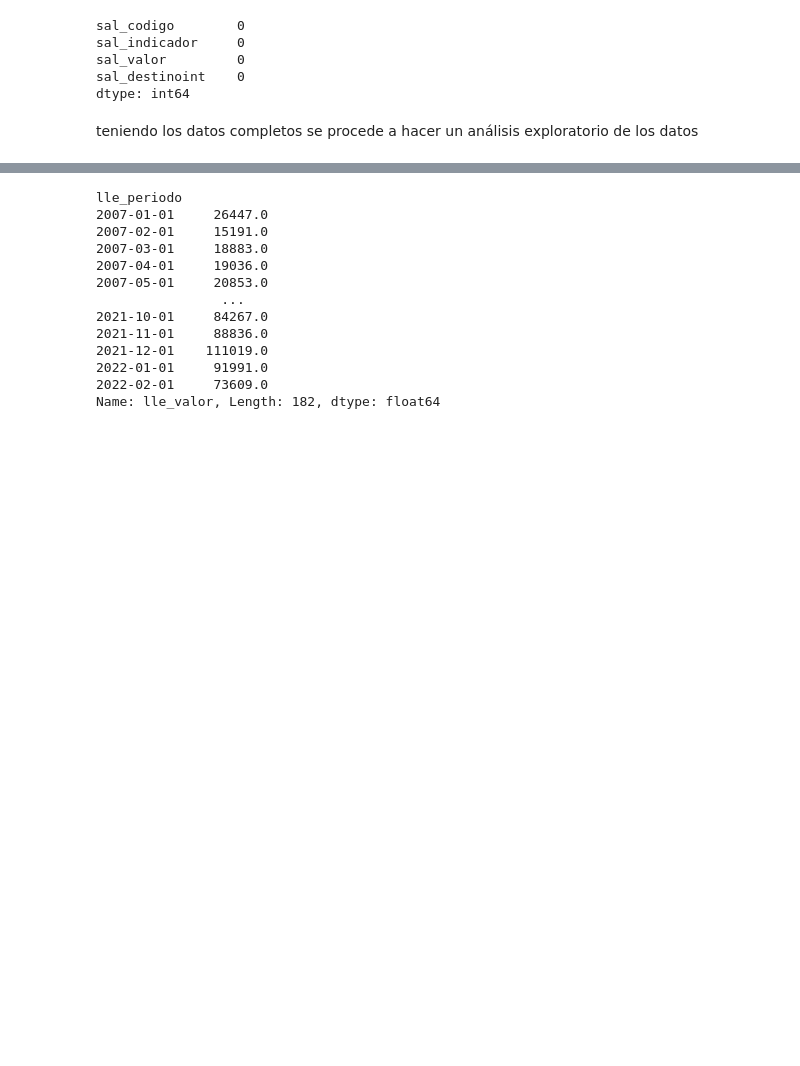
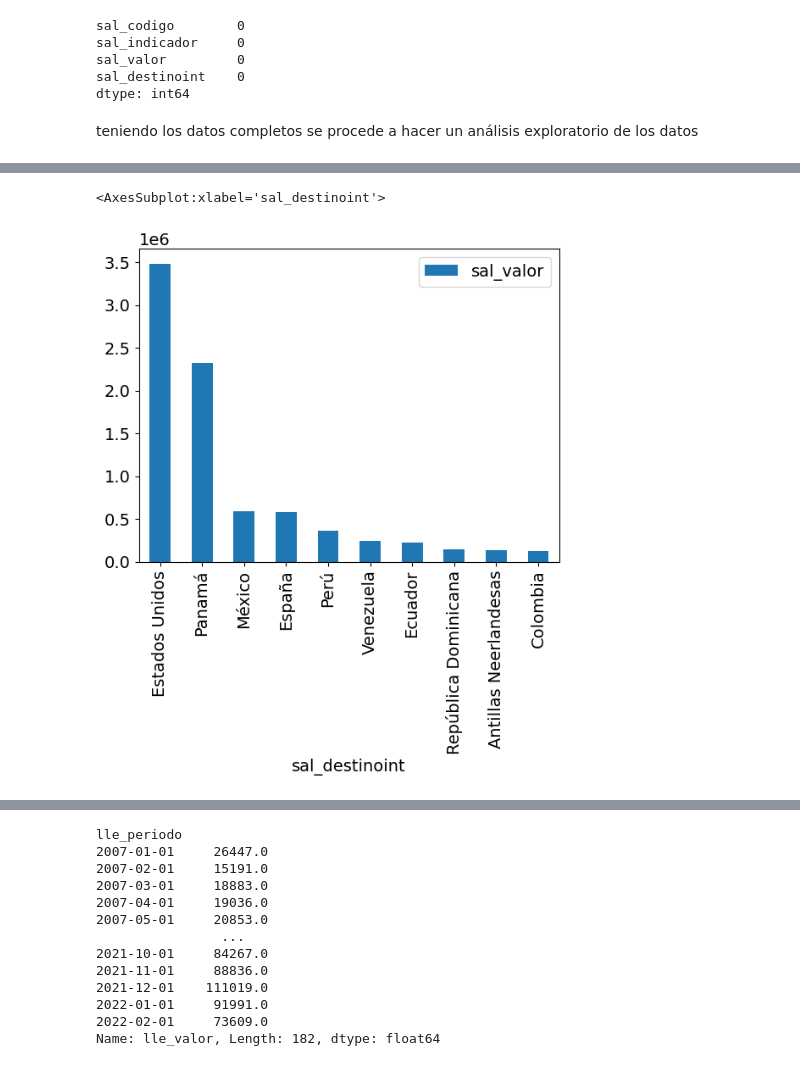
Before and after one commit to LuisLonDev/proyecto-analisis, a Jupyter notebook: proyecto_analisis.ipynb, the cells around one changed output, grey strips where cells are left out. Drawn from its saved outputs; the diff is of its cells as text; code cells hidden in the pictures; blank space fills up the shorter version.

```diff
--- a/proyecto_analisis.ipynb
+++ b/proyecto_analisis.ipynb
@@ -237,0 +250,7 @@ Name: sal_destinoint, Length: 80, dtype: int64
+# %%
+total_by_country_deps = pd.DataFrame(departures.groupby('sal_destinoint')['sal_valor'].sum())
+total_by_country_deps = total_by_country_deps.sort_values(by=['sal_valor'], inplace=True, ascending=False)
+total_by_country_deps.head(10).plot(kind="bar")
+# %% [output]
+<AxesSubplot:xlabel='sal_destinoint'>
+[figure, added]
```
Also changed, not shown: parts of 68 cells of this notebook, 2 other files.
